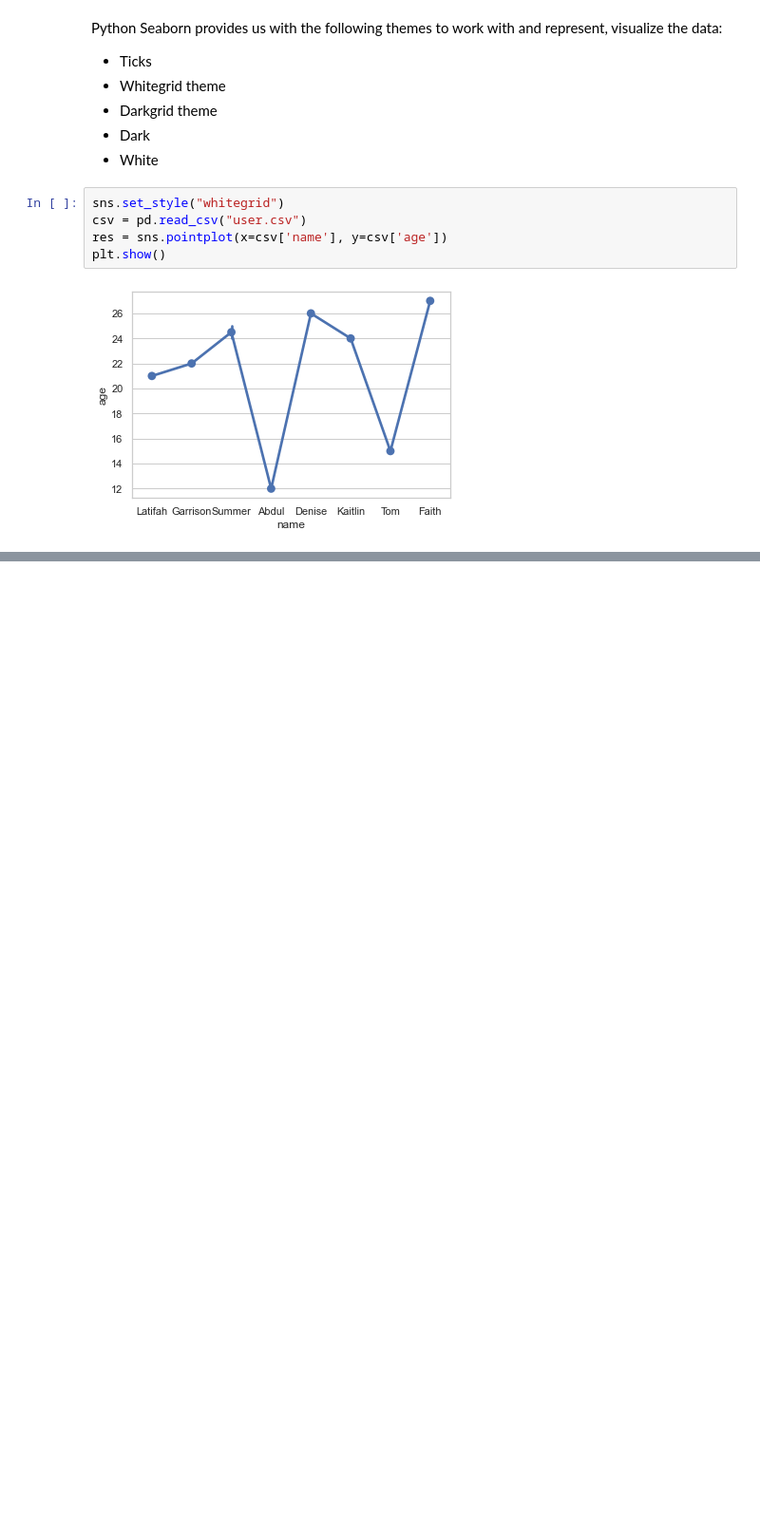
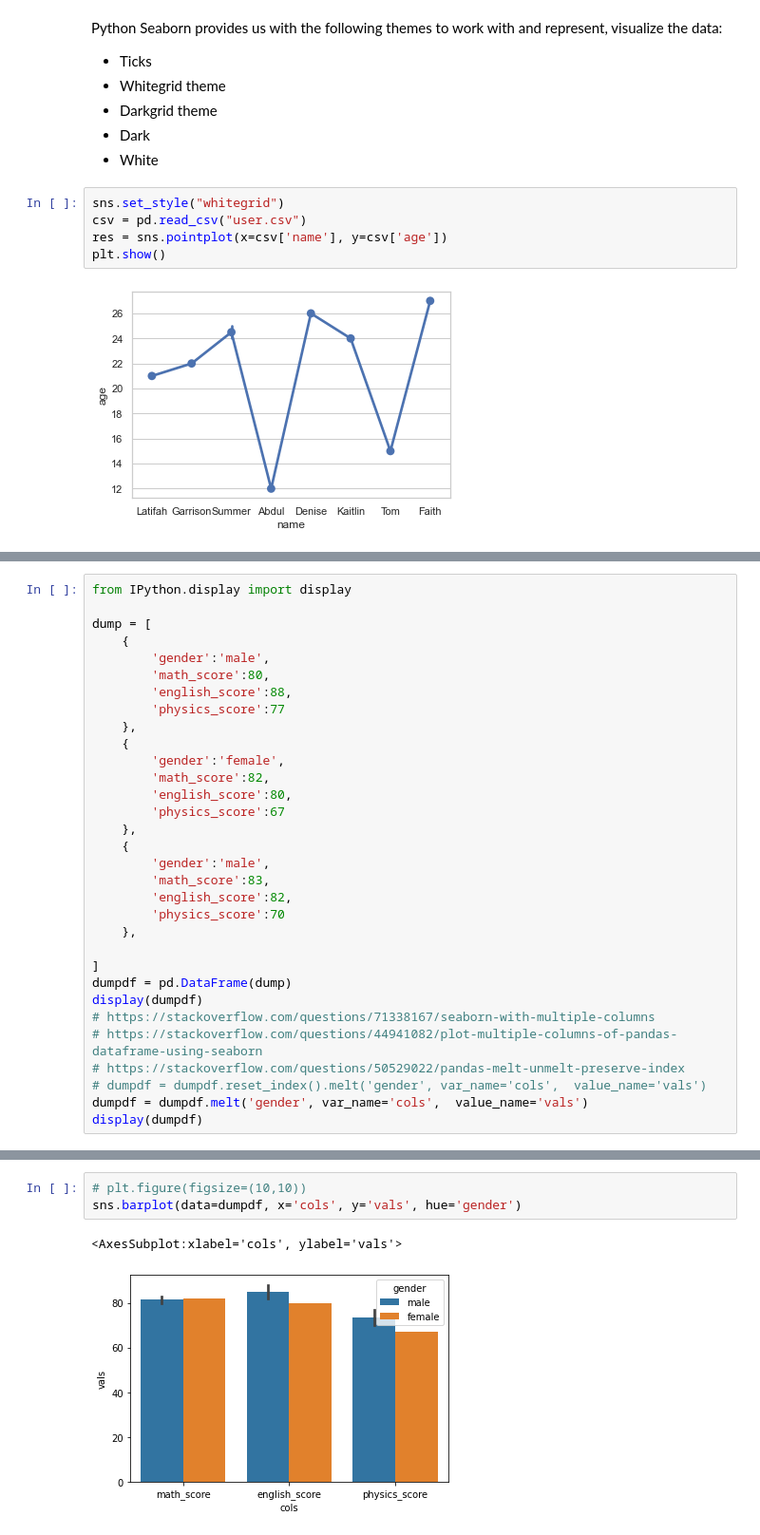
Before and after one commit to dev-SR/machine-learning, a Jupyter notebook: 03seaborn/sns.ipynb, the cells around one changed output, grey strips where cells are left out. Shown at 95% size. Saved outputs shown, nothing was run; the diff lists cells and outputs as text; blank space fills up the shorter version.

Commit message:
seaborn: plotting  multiple columns

```diff
--- a/03seaborn/sns.ipynb
+++ b/03seaborn/sns.ipynb
@@ -819,0 +822,32 @@ plt.show()
+# %%
+from IPython.display import display
+
+dump = [
+    {
+        'gender':'male',
+        'math_score':80,
+        'english_score':88,
+        'physics_score':77
+    },
+    {
+        'gender':'female',
+        'math_score':82,
+        'english_score':80,
+        'physics_score':67
+    },
+    {
+        'gender':'male',
+        'math_score':83,
+        'english_score':82,
+        'physics_score':70
+    },
+
+]
+dumpdf = pd.DataFrame(dump)
+display(dumpdf)
+# https://stackoverflow.com/questions/71338167/seaborn-with-multiple-columns
+# https://stackoverflow.com/questions/44941082/plot-multiple-columns-of-pandas-dataframe-using-seaborn
+# https://stackoverflow.com/questions/50529022/pandas-melt-unmelt-preserve-index
+# dumpdf = dumpdf.reset_index().melt('gender', var_name='cols',  value_name='vals')
+dumpdf = dumpdf.melt('gender', var_name='cols',  value_name='vals')
+display(dumpdf)
@@ -819,0 +869,6 @@ plt.show()
+# %%
+# plt.figure(figsize=(10,10))
+sns.barplot(data=dumpdf, x='cols', y='vals', hue='gender')
+# %% [output]
+<AxesSubplot:xlabel='cols', ylabel='vals'>
+[figure, added]
```
Also changed, not shown: parts of 2 cells of this notebook, 3 other files.
